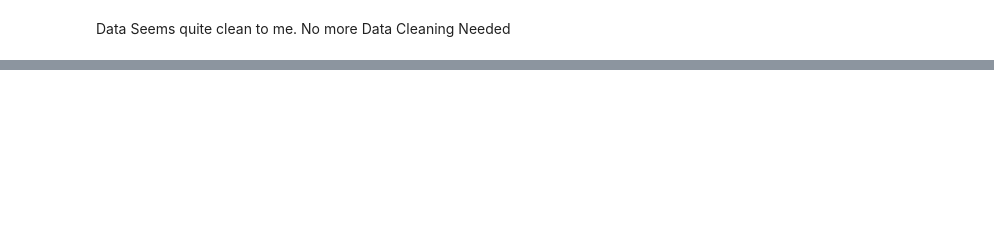
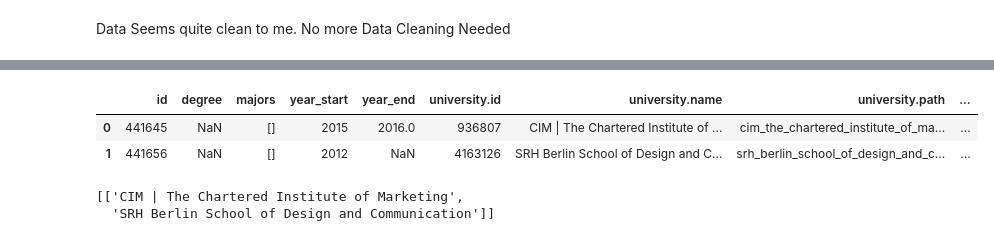
Before and after one commit to FriedrichHermann/Jarvis, a Jupyter notebook: Second Try/Dataset.ipynb, the cells around one changed output, grey strips where cells are left out. Drawn from its saved outputs; the diff is of its cells as text; code cells hidden in the pictures; blank space fills up the shorter version.

```diff
--- a/Second Try/Dataset.ipynb
+++ b/Second Try/Dataset.ipynb
@@ -310,7 +309,7 @@ industry_name 0.0 %
 ### We observe that many of the empty lists for fundings and investors are for bootstrapped startups. It makes sense to distinguish between those where data is missing and those where it simply makes no sense to have data
 # %%
 df_invest=df_1.loc[df_1["investors_items"].apply(lambda x:True if len(x) == 0 else False)]
-df_boots=df_invest.loc[df_invest["ownerships"].apply(lambda x:True if ((x[0]=="bootstrapped" and len(x)<=1) or (x[0]=="not known" and len(x)==2)) else False)]
+df_boots=df_invest.loc[df_invest["ownerships"].apply(lambda x:True if ((x[0]=="bootstrapped" and len(x)<=1) or (x==["not known","bootstrapped"]) or (x[0]=="not known")) else False)]
 
 df_boots["investors_items"].values[:]="nan"
 
@@ -327,7 +319,7 @@ df_2.drop_duplicates(subset=["id"],keep="last", inplace=True)
 # %%
 df_fundings=df_2.loc[df_2["fundings_items"].apply(lambda x:True if len(x) == 0 else False)]
 df_fundinv=df_fundings.loc[df_fundings["investors_items"].apply(lambda x:True if x == "nan" else False)]
-df_shit=df_fundinv.loc[df_fundinv["ownerships"].apply(lambda x:True if ((x[0]=="bootstrapped" and len(x)<=1) or (x[0]=="not known")) else False)]
+df_shit=df_fundinv.loc[df_fundinv["ownerships"].apply(lambda x:True if ((x[0]=="bootstrapped" and len(x)<=1) or (x==["not known","bootstrapped"]) or (x[0]=="not known")) else False)]
 
 df_shit["fundings_items"].values[:]="nan"
 
@@ -375,0 +367,12 @@ df_3.loc[df_3["ownerships"].apply(lambda x: True if x[0]=="Private Equity" else
+# %%
+#function that extract wanted fields from the column
+def json_extractor(x,field):
+    try:
+        a=list(pd.json_normalize(x)[field])
+    except:
+        a="nan"
+    return a
+# %%
+a=map(lambda p: json_extractor(p, "type"), df_3["investors_items"])
+b=list(a)
+df_3["investors_types"]=b
@@ -375,0 +388,16 @@ df_3.loc[df_3["ownerships"].apply(lambda x: True if x[0]=="Private Equity" else
+# %%
+first=pd.json_normalize(df_3.iloc[2]["team_items"])["universities.items"]
+mppd.json_normalize(a.iloc[3]) #university.name and age
+# %% [output]
+|  | id | degree | majors | year_start | year_end | university.id | university.name | university.path | ... |
+| 0 | 441645 | NaN | [] | 2015 | 2016.0 | 936807 | CIM | The Chartered Institute of ... | cim_the_chartered_institute_of_ma... | ... |
+| 1 | 441656 | NaN | [] | 2012 | NaN | 4163126 | SRH Berlin School of Design and C... | srh_berlin_school_of_design_and_c... | ... |
+# %%
+first=pd.json_normalize(df_3.iloc[2]["team_items"])["universities.items"]
+mp=map(lambda p: level1_extractor(p, "university.name"), first)
+pd.json_normalize(first.iloc[3])
+a=[x for x in list(mp) if x!="nan"]
+a
+# %% [output]
+[['CIM | The Chartered Institute of Marketing',
+  'SRH Berlin School of Design and Communication']]
```
Also changed, not shown: parts of 24 cells of this notebook.
